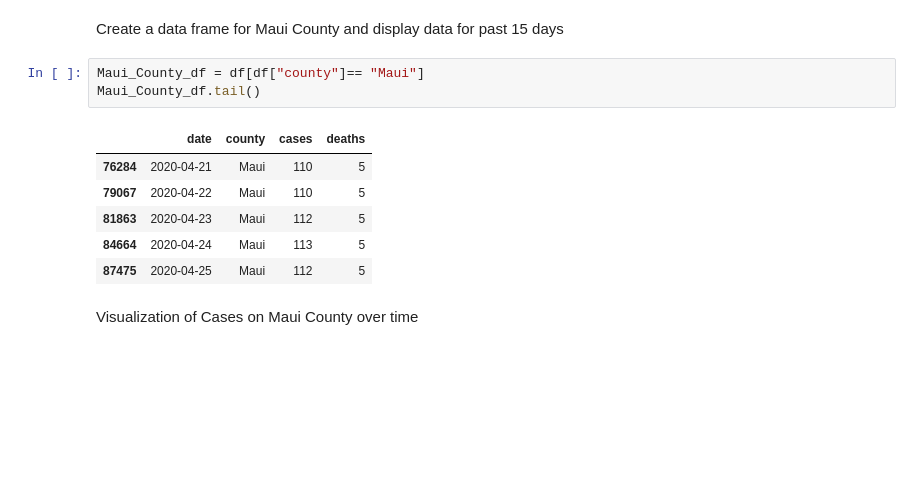
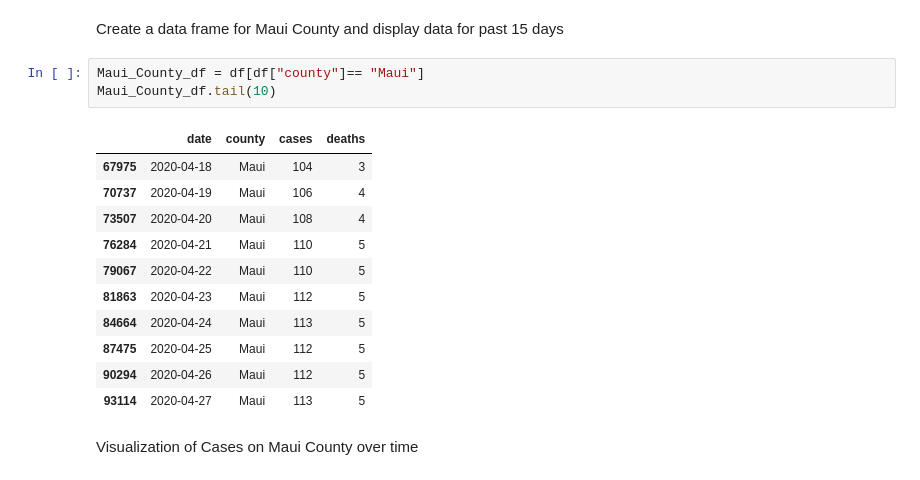
Before and after one commit to 5ft6/covid-19-Hawaii, a Jupyter notebook: Covid_19_Hawaii.ipynb, the cells around one changed output. Cells and saved outputs as stored; diff of their text form; blank space fills up the shorter version.

```diff
--- a/Covid_19_Hawaii.ipynb
+++ b/Covid_19_Hawaii.ipynb
@@ -222,14 +220,19 @@ df.shape
 Create a data frame for Maui County and display data for past 15 days
 # %%
 Maui_County_df = df[df["county"]== "Maui"]
-Maui_County_df.tail()
+Maui_County_df.tail(10)
 # %% [output]
 |  | date | county | cases | deaths |
+| 67975 | 2020-04-18 | Maui | 104 | 3 |
+| 70737 | 2020-04-19 | Maui | 106 | 4 |
+| 73507 | 2020-04-20 | Maui | 108 | 4 |
 | 76284 | 2020-04-21 | Maui | 110 | 5 |
 | 79067 | 2020-04-22 | Maui | 110 | 5 |
 | 81863 | 2020-04-23 | Maui | 112 | 5 |
 | 84664 | 2020-04-24 | Maui | 113 | 5 |
 | 87475 | 2020-04-25 | Maui | 112 | 5 |
+| 90294 | 2020-04-26 | Maui | 112 | 5 |
+| 93114 | 2020-04-27 | Maui | 113 | 5 |
 # %% [markdown]
 Visualization of Cases on Maui County over time
 # %%
```
Also changed, not shown: parts of 20 cells of this notebook.
